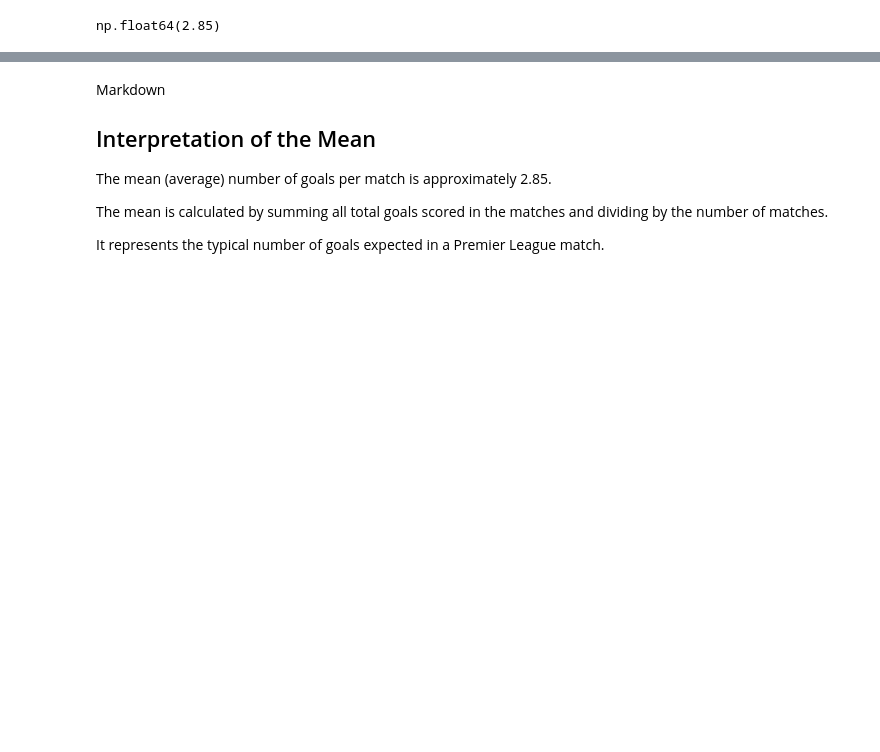
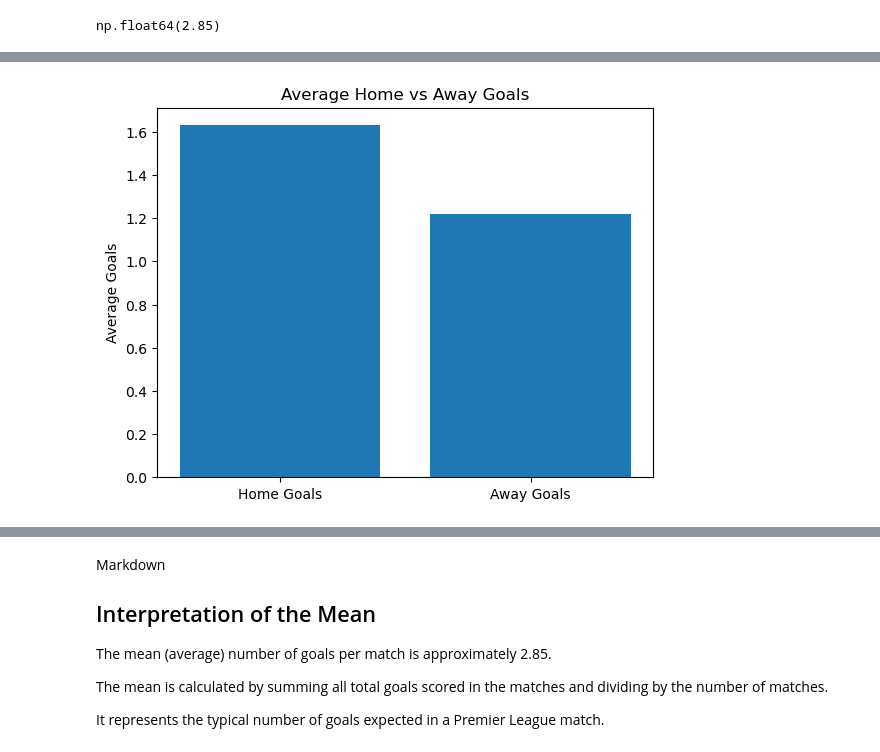
Before and after one commit to ohczed/premier-league-statistical-analysis, a Jupyter notebook: premier_league_math_project.ipynb, the cells around one changed output, grey strips where cells are left out. Drawn from its saved outputs; the diff is of its cells as text; code cells hidden in the pictures; blank space fills up the shorter version.

```diff
--- a/premier_league_math_project.ipynb
+++ b/premier_league_math_project.ipynb
@@ -63,0 +95,5 @@ np.float64(2.85)
+# %%
+average_home_goals = df["FTHG"].mean()
+average_away_goals = df["FTAG"].mean()
+
+round(average_home_goals, 2), round(average_away_goals, 2)
@@ -63,0 +110,10 @@ np.float64(2.85)
+# %%
+labels = ["Home Goals", "Away Goals"]
+values = [round(average_home_goals, 2), round(average_away_goals, 2)]
+
+plt.bar(labels, values)
+plt.title("Average Home vs Away Goals")
+plt.ylabel("Average Goals")
+plt.show()
+# %% [output]
+[figure, added]
```
Also changed, not shown: parts of 29 cells of this notebook.
